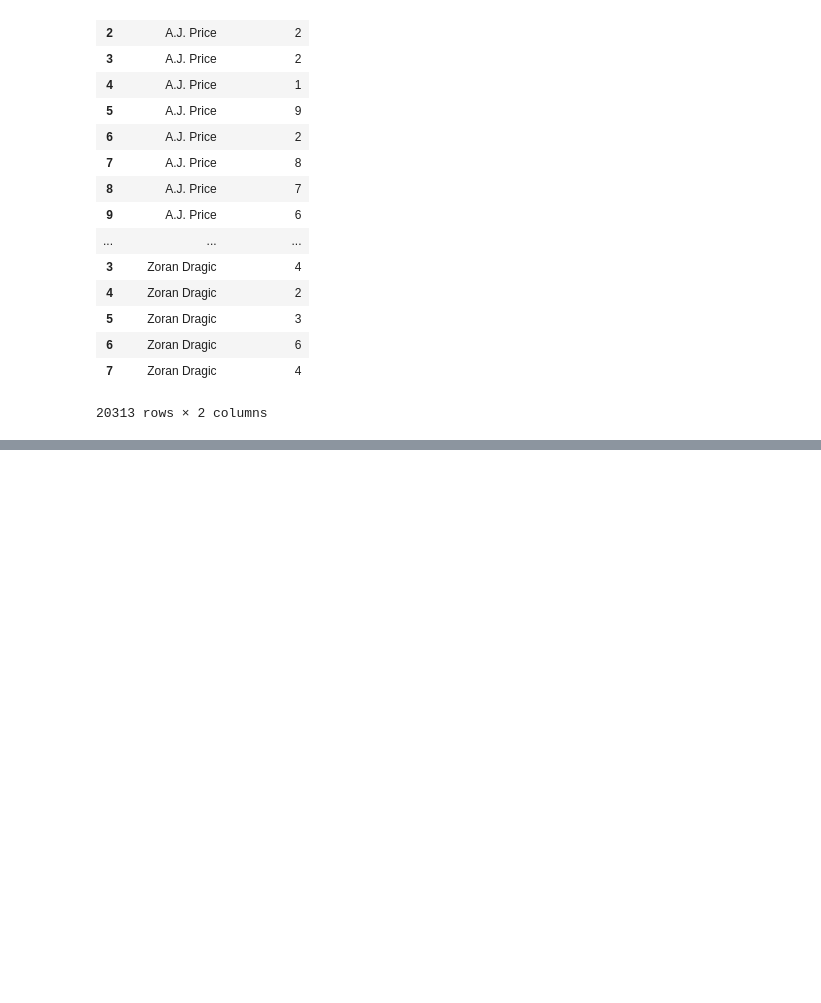
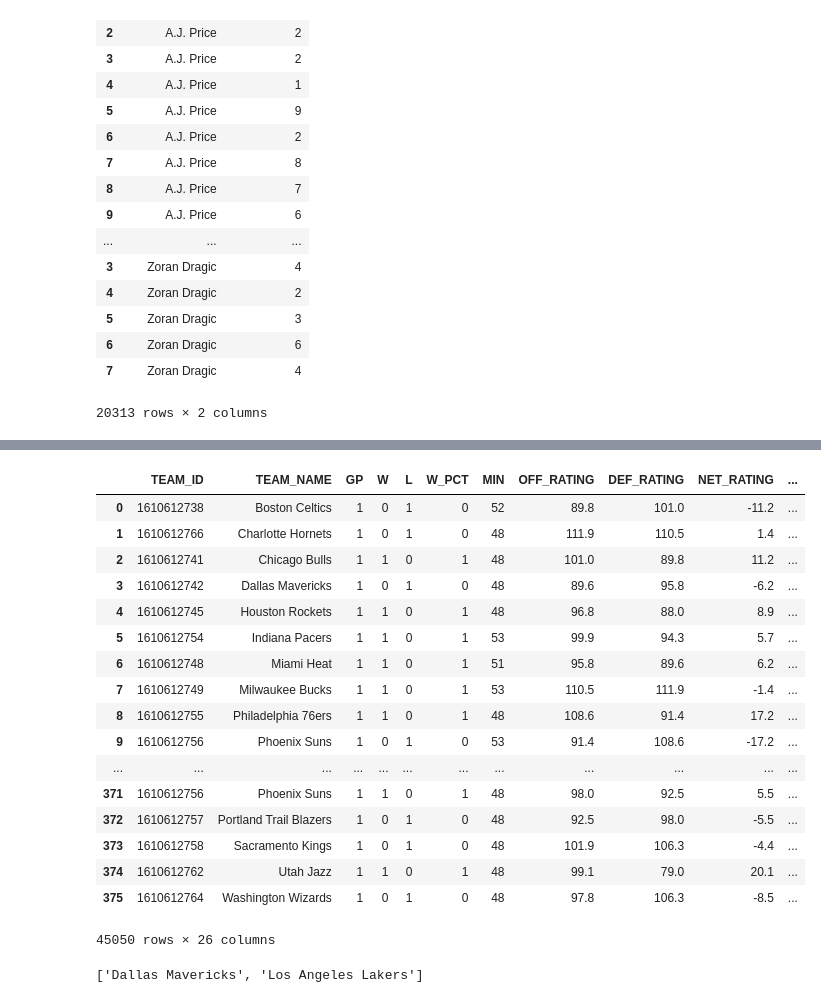
Before and after one commit to diciurcio-d/ShiftEnter, a Jupyter notebook: data_collection_sup.ipynb, the cells around one changed output, grey strips where cells are left out. Drawn from its saved outputs; the diff is of its cells as text; code cells hidden in the pictures; blank space fills up the shorter version.

```diff
--- a/data_collection_sup.ipynb
+++ b/data_collection_sup.ipynb
@@ -454,0 +489,4 @@ days_rest
+# %%
+team_abbr_df = days_rest_df.groupby("TEAM_NAME").apply(lambda x: x.TEAM_ABBREVIATION.iloc[0]).reset_index().rename(columns={0:'TEAM_ABBR'})
+# %%
+defense_df['TEAM_ABBR'] = defense_df.TEAM_NAME.map(lambda x: team_abbr_df[team_abbr_df.TEAM_NAME == x]['TEAM_ABBR'].values)
@@ -454,0 +497,25 @@ days_rest
+# %%
+defense_df
+# %% [output]
+|  | TEAM_ID | TEAM_NAME | GP | W | L | W_PCT | MIN | OFF_RATING | DEF_RATING | NET_RATING | ... |
+| 0 | 1610612738 | Boston Celtics | 1 | 0 | 1 | 0 | 52 | 89.8 | 101.0 | -11.2 | ... |
+| 1 | 1610612766 | Charlotte Hornets | 1 | 0 | 1 | 0 | 48 | 111.9 | 110.5 | 1.4 | ... |
+| 2 | 1610612741 | Chicago Bulls | 1 | 1 | 0 | 1 | 48 | 101.0 | 89.8 | 11.2 | ... |
+| 3 | 1610612742 | Dallas Mavericks | 1 | 0 | 1 | 0 | 48 | 89.6 | 95.8 | -6.2 | ... |
+| 4 | 1610612745 | Houston Rockets | 1 | 1 | 0 | 1 | 48 | 96.8 | 88.0 | 8.9 | ... |
+| 5 | 1610612754 | Indiana Pacers | 1 | 1 | 0 | 1 | 53 | 99.9 | 94.3 | 5.7 | ... |
+| 6 | 1610612748 | Miami Heat | 1 | 1 | 0 | 1 | 51 | 95.8 | 89.6 | 6.2 | ... |
+| 7 | 1610612749 | Milwaukee Bucks | 1 | 1 | 0 | 1 | 53 | 110.5 | 111.9 | -1.4 | ... |
+| 8 | 1610612755 | Philadelphia 76ers | 1 | 1 | 0 | 1 | 48 | 108.6 | 91.4 | 17.2 | ... |
+| 9 | 1610612756 | Phoenix Suns | 1 | 0 | 1 | 0 | 53 | 91.4 | 108.6 | -17.2 | ... |
+| ... | ... | ... | ... | ... | ... | ... | ... | ... | ... | ... | ... |
+| 371 | 1610612756 | Phoenix Suns | 1 | 1 | 0 | 1 | 48 | 98.0 | 92.5 | 5.5 | ... |
+| 372 | 1610612757 | Portland Trail Blazers | 1 | 0 | 1 | 0 | 48 | 92.5 | 98.0 | -5.5 | ... |
+| 373 | 1610612758 | Sacramento Kings | 1 | 0 | 1 | 0 | 48 | 101.9 | 106.3 | -4.4 | ... |
+| 374 | 1610612762 | Utah Jazz | 1 | 1 | 0 | 1 | 48 | 99.1 | 79.0 | 20.1 | ... |
+| 375 | 1610612764 | Washington Wizards | 1 | 0 | 1 | 0 | 48 | 97.8 | 106.3 | -8.5 | ... |
+45050 rows × 26 columns
+# %%
+list(set(days_rest_df[days_rest_df.PLAYER_NAME == "Steve Nash"]['TEAM_NAME']))
+# %% [output]
+['Dallas Mavericks', 'Los Angeles Lakers']
```
Also changed, not shown: parts of 20 cells of this notebook, 1 other file.
